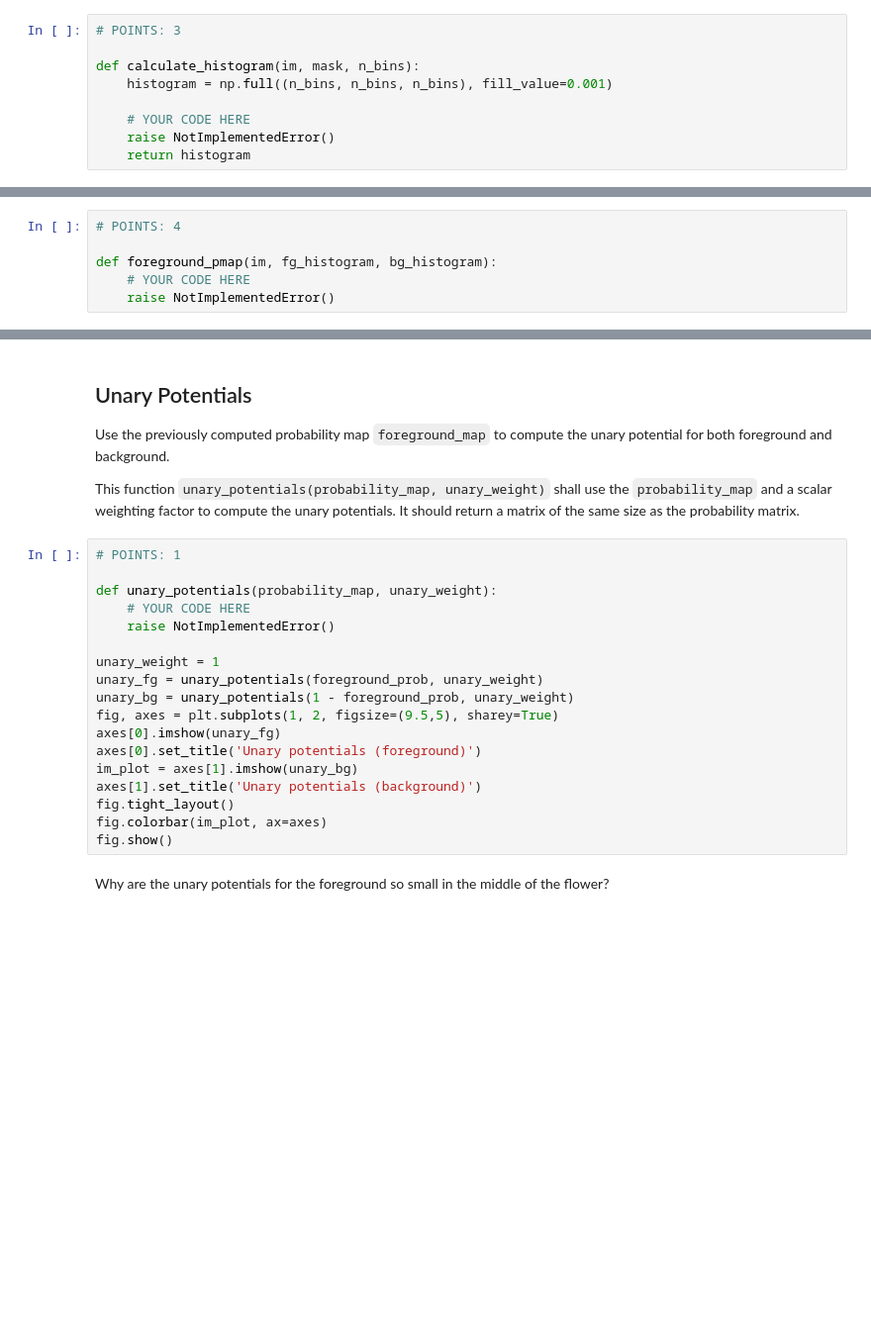
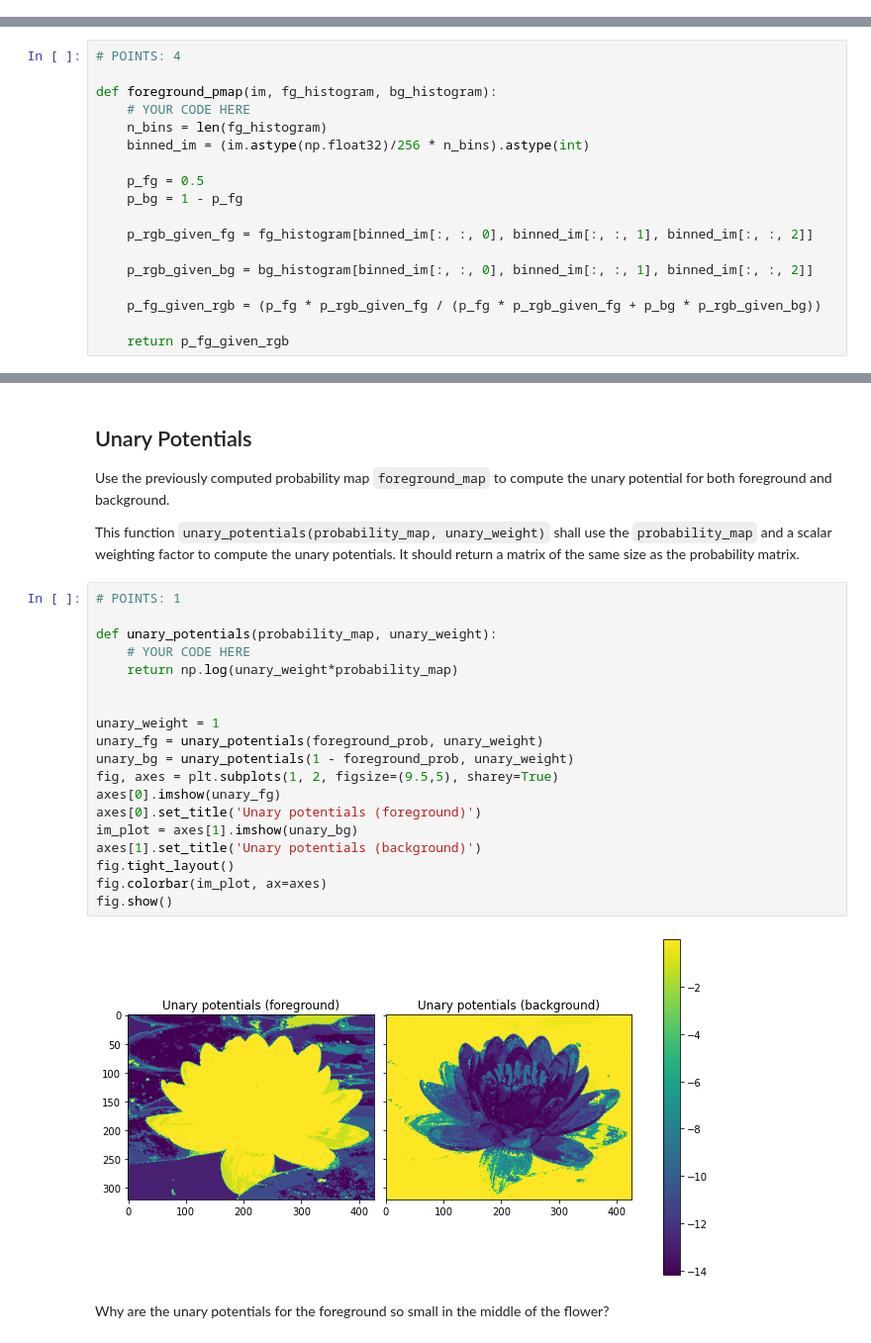
Before and after one commit to shubham-sharma3/cv_assignment_2, a Jupyter notebook: 01_graph_cuts.ipynb, the cells around one changed output, grey strips where cells are left out. Shown at 99% size. Cells and saved outputs as stored; diff of their text form; blank space fills up the shorter version.

```diff
--- a/01_graph_cuts.ipynb
+++ b/01_graph_cuts.ipynb
@@ -165,12 +169,3 @@ fig.show()
 A common way to model color distributions is to use *Gaussian mixture models*. However, to keep this exercise simple, we will only use color histograms (i.e. the relative frequencies of quantized colors) in the respective region of the image defined by the boxes. In other words, we model the color simply as a discretized, categorical random variable.
 
 Implement the function `calculate_histogram`. It should take as input the image `im` with values in the range $[0, 255]$ and a `mask` the same size as the image. The mask is 1 at the positions of the image where the histogram should be computed, zero elsewhere. The final parameter `n_bins` defines how many bins should be used in the histogram along each dimension. The function should **return a 3-dimensional array** of shape `[n_bins, n_bins, n_bins]`, containing the relative frequency for each `(r, g, b)` color bin within the region of the image defined by the mask, i.e. the fraction of pixels falling within each bin. The histogram should be normalized (sum to 1). All bins are initialized with a small value ($10^{−3}$) to avoid relative frequencies which are zero. (Why would zeros be a problem?)
-# %%
-# POINTS: 3
-
-def calculate_histogram(im, mask, n_bins):
-    histogram = np.full((n_bins, n_bins, n_bins), fill_value=0.001)
-
-    # YOUR CODE HERE
-    raise NotImplementedError()
-    return histogram
@@ -217,12 +255,24 @@ Recall Bayes' theorem applied to this case:
 $$
 p(c\ |\ r,g,b) = \frac{p(c) \cdot p(r,g,b\ |\ c)}{p(r,g,b)} = \frac{p(c)\cdot p(r,g,b\ |\ c)}{\sum_{\tilde{c}} p(\tilde{c}) \cdot p(r,g,b\ |\ \tilde{c}) }
 $$
-# %%
-# POINTS: 4
-
-def foreground_pmap(im, fg_histogram, bg_histogram):
-    # YOUR CODE HERE
-    raise NotImplementedError()
+# %%
+# POINTS: 4
+
+def foreground_pmap(im, fg_histogram, bg_histogram):
+    # YOUR CODE HERE
+    n_bins = len(fg_histogram)
+    binned_im = (im.astype(np.float32)/256 * n_bins).astype(int)
+
+    p_fg = 0.5
+    p_bg = 1 - p_fg
+
+    p_rgb_given_fg = fg_histogram[binned_im[:, :, 0], binned_im[:, :, 1], binned_im[:, :, 2]]
+
+    p_rgb_given_bg = bg_histogram[binned_im[:, :, 0], binned_im[:, :, 1], binned_im[:, :, 2]]
+
+    p_fg_given_rgb = (p_fg * p_rgb_given_fg / (p_fg * p_rgb_given_fg + p_bg * p_rgb_given_bg))
+
+    return p_fg_given_rgb
 # %%
 foreground_prob = foreground_pmap(im, fg_histogram, bg_histogram)
 fig, axes = plt.subplots(1, 2, figsize=(9.5,5), sharey=True)
@@ -248,21 +298,24 @@ This function `unary_potentials(probability_map, unary_weight)` shall use the `p
 # %%
 # POINTS: 1
 
 def unary_potentials(probability_map, unary_weight):
     # YOUR CODE HERE
-    raise NotImplementedError()
+    return np.log(unary_weight*probability_map)
+
 
 unary_weight = 1
 unary_fg = unary_potentials(foreground_prob, unary_weight)
 unary_bg = unary_potentials(1 - foreground_prob, unary_weight)
 fig, axes = plt.subplots(1, 2, figsize=(9.5,5), sharey=True)
 axes[0].imshow(unary_fg)
 axes[0].set_title('Unary potentials (foreground)')
 im_plot = axes[1].imshow(unary_bg)
 axes[1].set_title('Unary potentials (background)')
 fig.tight_layout()
 fig.colorbar(im_plot, ax=axes)
 fig.show()
+# %% [output]
+[figure, added]
 # %% [markdown]
 Why are the unary potentials for the foreground so small in the middle of the flower?
 # %% [markdown]
```
Also changed, not shown: parts of 12 cells of this notebook, 3 other files.
